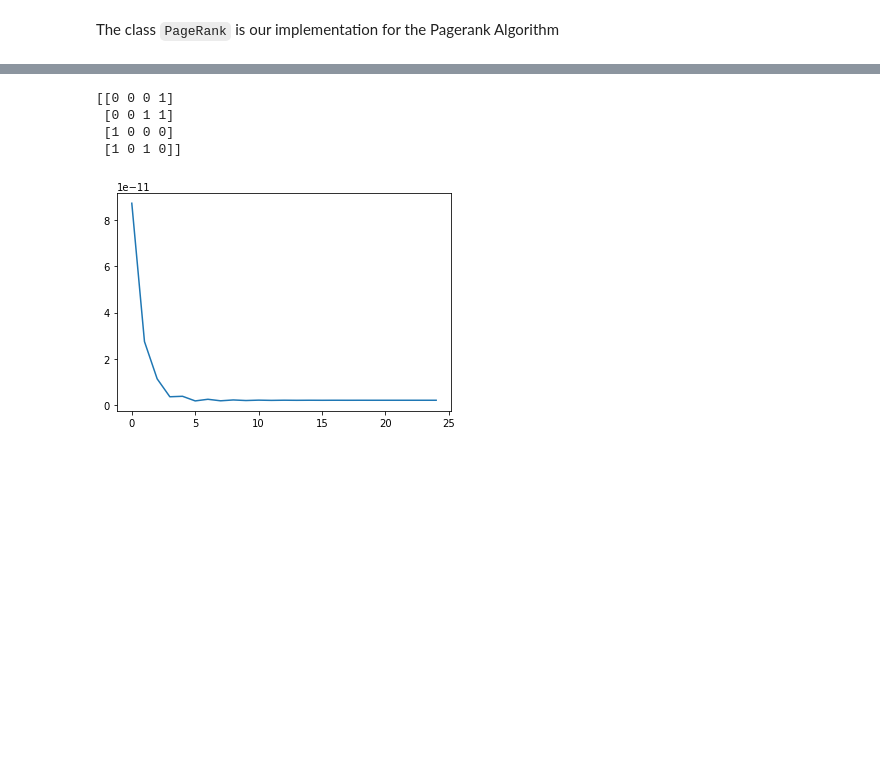
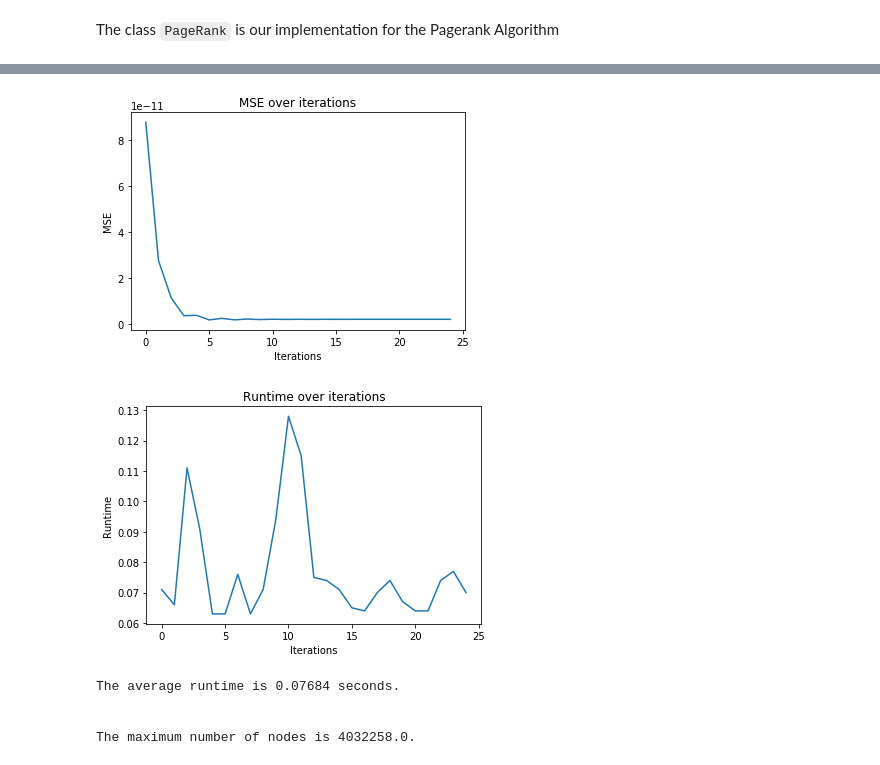
Before and after one commit to Stvdputten/AIDM, a Jupyter notebook: AIDM3/sparse.ipynb, the cells around one changed output, grey strips where cells are left out. Drawn from its saved outputs; the diff is of its cells as text; code cells hidden in the pictures; blank space fills up the shorter version.

Commit message:
Some fixes for consistency. Placed sparse in class structure. Added remaining questions for sparse algorithm. Implemented additional question (for direct comparison with pagerank)

```diff
--- a/AIDM3/sparse.ipynb
+++ b/AIDM3/sparse.ipynb
@@ -41,4 +32,0 @@ Additionally, it returns the following value:
-# %%
-def load_prepped_data(filename = 'prep_data.npz'):
-    data = scipy.sparse.load_npz(filename)
-    return data
@@ -44,0 +144,13 @@ def load_prepped_data(filename = 'prep_data.npz'):
+# %%
+def main(path = 'prep_data.npz', beta=0.8,max_iter=25):
+    sparse = PageRankSparse()
+    sparse.load_prepped_data(path)
+
+    sparse.initialize_pagerank(beta=beta)
+    sparse.run_pagerank()
+
+    sparse.analyze_mse()
+    print('\n')
+    sparse.analyze_runtimes()
+    print('\n')
+    sparse.compute_maximal_graph()
@@ -72,9 +171,0 @@ def convert_to_custom_format(data):
-# %%
-# TODO REMOVE ME I AM TEMPORARY!
-simple_data = load_prepped_data('simple_data.npz')
-print(simple_data.todense())
-# %% [output]
-[[0 0 0 1]
- [0 0 1 1]
- [1 0 0 0]
- [1 0 1 0]]
@@ -101,5 +172,9 @@ for i in range(25):
-# %%
-plt.plot(list(range(25)), mse)
-plt.show()
-# %% [output]
-[figure, removed]
+# %%
+main()
+# %% [output]
+[figure, added]
+[figure, added]
+The average runtime is 0.07684 seconds.
+
+
+The maximum number of nodes is 4032258.0.
```
Also changed, not shown: parts of 17 cells of this notebook, 2 other files.
